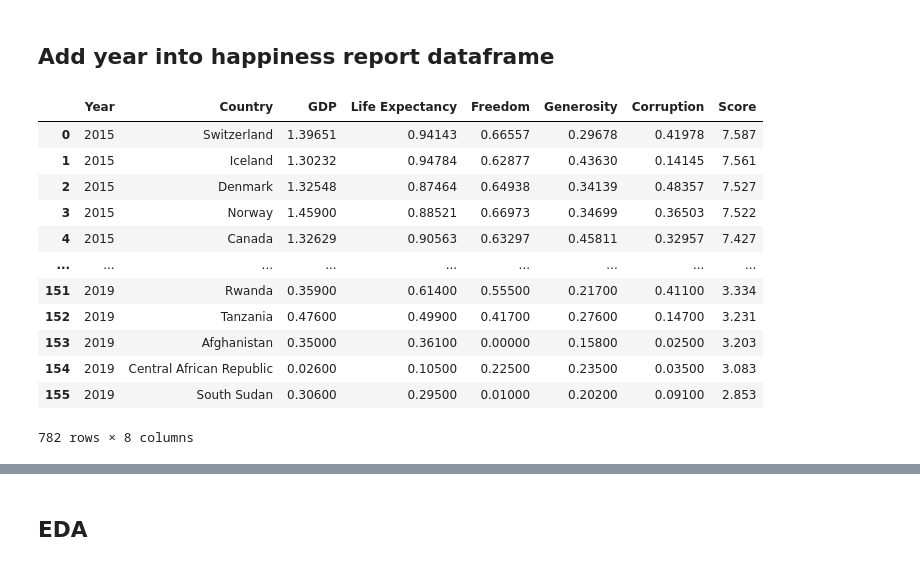
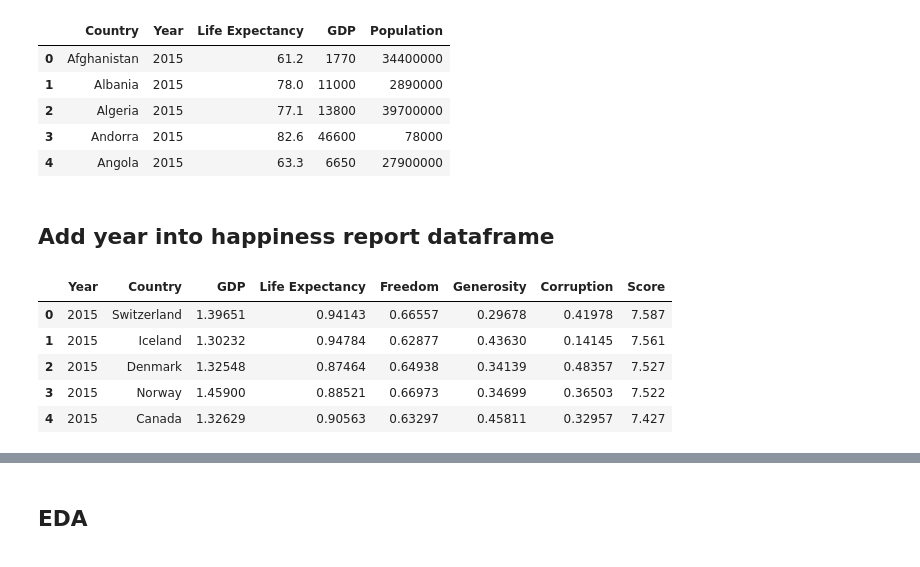
Before and after one commit to aidan-ching/happiness_index_data_analysis, a Jupyter notebook: Happiness .ipynb, the cells around one changed output, grey strips where cells are left out. Drawn from its saved outputs; the diff is of its cells as text; code cells hidden in the pictures.

```diff
--- a/Happiness .ipynb
+++ b/Happiness .ipynb
@@ -74,3 +28,16 @@ Index(['Overall rank', 'Country or region', 'Score', 'GDP per capita',
+# %%
+stats = lifeExpectency.merge(income, on = ['country', 'Year'])
+stats = stats.merge(population, on = ['country', 'Year'])
+stats = stats.rename({'country':'Country'}, axis=1)
+stats['Year'] =stats['Year'].astype(int)
+stats.head()
+# %% [output]
+|  | Country | Year | Life Expectancy | GDP | Population |
+| 0 | Afghanistan | 2015 | 61.2 | 1770 | 34400000 |
+| 1 | Albania | 2015 | 78.0 | 11000 | 2890000 |
+| 2 | Algeria | 2015 | 77.1 | 13800 | 39700000 |
+| 3 | Andorra | 2015 | 82.6 | 46600 | 78000 |
+| 4 | Angola | 2015 | 63.3 | 6650 | 27900000 |
 # %% [markdown]
 ## Add year into happiness report dataframe
 # %%
@@ -88,6 +55,7 @@ c = list(setThree.columns)
 d = list(setFour.columns)
 e = list(setFive.columns)
 
+totalSet = pd.DataFrame()
 allColumns = [a,b,c,d,e]
 
 for x in allColumns:
@@ -95,39 +63,32 @@ for x in allColumns:
         if "GDP" in x[col].upper():
             x[col] = "GDP"
         if "freedom" in x[col].lower():
             x[col] = "Freedom"
         if "life" in x[col].lower():
             x[col] = "Life Expectancy"
         if "score" in x[col].lower():
             x[col] = "Score"
         if "generosity" in x[col].lower():
             x[col] = "Generosity"
         if "corruption" in x[col].lower():
             x[col] = "Corruption"
         if "country" in x[col].lower():
             x[col] = "Country"
 
 
 allSet = [setOne, setTwo, setThree, setFour, setFive]
 
 for x in range(len(allSet)):
     allSet[x].columns = allColumns[x]
     allSet[x] = allSet[x][[ "Year", "Country","GDP", "Life Expectancy", "Freedom","Generosity","Corruption", "Score"]]
     totalSet = pd.concat([totalSet, allSet[x]], axis = 0)
 
-totalSet
+totalSet.head()
 # %% [output]
 |  | Year | Country | GDP | Life Expectancy | Freedom | Generosity | Corruption | Score |
 | 0 | 2015 | Switzerland | 1.39651 | 0.94143 | 0.66557 | 0.29678 | 0.41978 | 7.587 |
 | 1 | 2015 | Iceland | 1.30232 | 0.94784 | 0.62877 | 0.43630 | 0.14145 | 7.561 |
 | 2 | 2015 | Denmark | 1.32548 | 0.87464 | 0.64938 | 0.34139 | 0.48357 | 7.527 |
 | 3 | 2015 | Norway | 1.45900 | 0.88521 | 0.66973 | 0.34699 | 0.36503 | 7.522 |
 | 4 | 2015 | Canada | 1.32629 | 0.90563 | 0.63297 | 0.45811 | 0.32957 | 7.427 |
-| ... | ... | ... | ... | ... | ... | ... | ... | ... |
-| 151 | 2019 | Rwanda | 0.35900 | 0.61400 | 0.55500 | 0.21700 | 0.41100 | 3.334 |
-| 152 | 2019 | Tanzania | 0.47600 | 0.49900 | 0.41700 | 0.27600 | 0.14700 | 3.231 |
-| 153 | 2019 | Afghanistan | 0.35000 | 0.36100 | 0.00000 | 0.15800 | 0.02500 | 3.203 |
-| 154 | 2019 | Central African Republic | 0.02600 | 0.10500 | 0.22500 | 0.23500 | 0.03500 | 3.083 |
-| 155 | 2019 | South Sudan | 0.30600 | 0.29500 | 0.01000 | 0.20200 | 0.09100 | 2.853 |
-782 rows × 8 columns
 # %%
```
Also changed, not shown: parts of 19 cells of this notebook, 1 other file.
